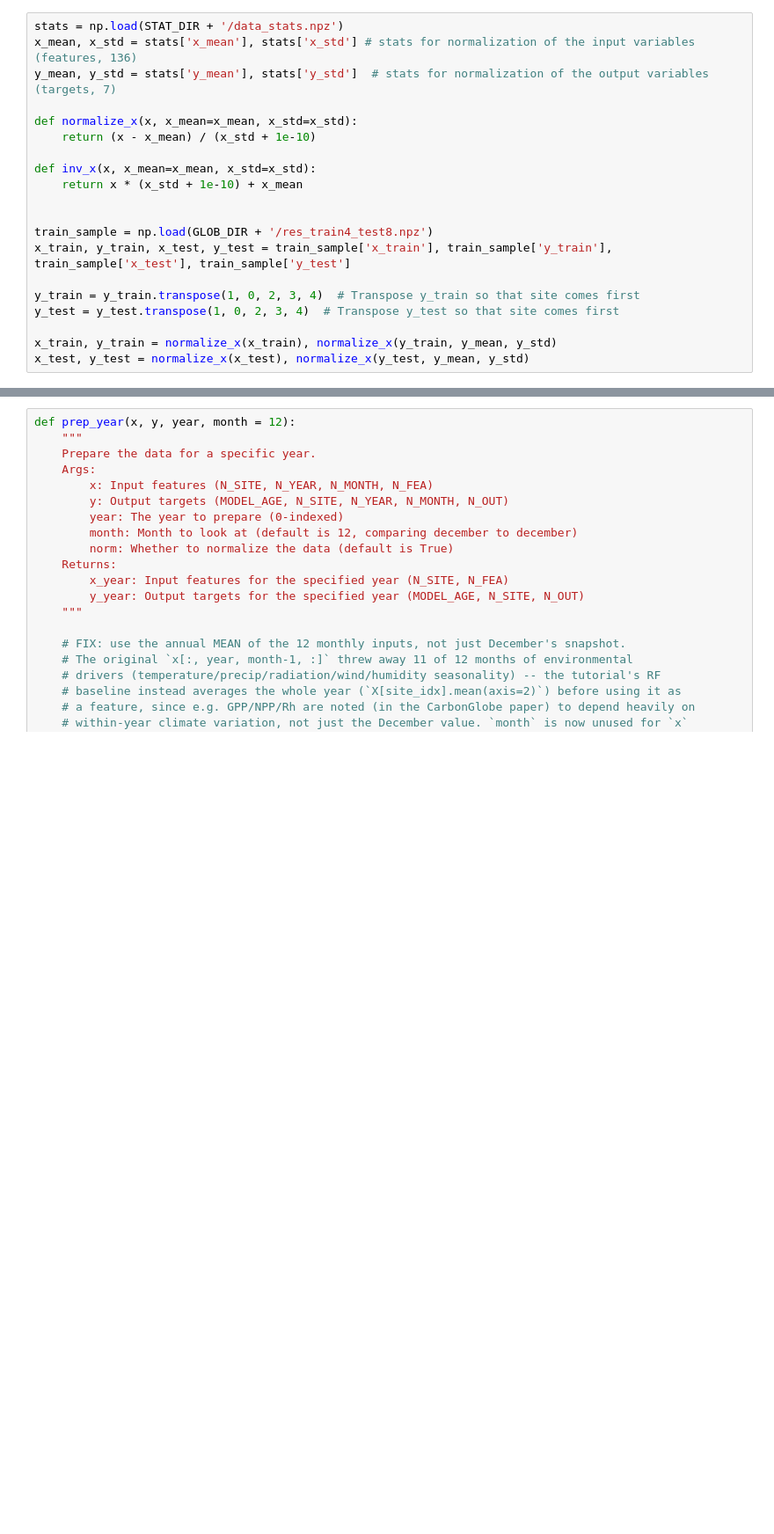
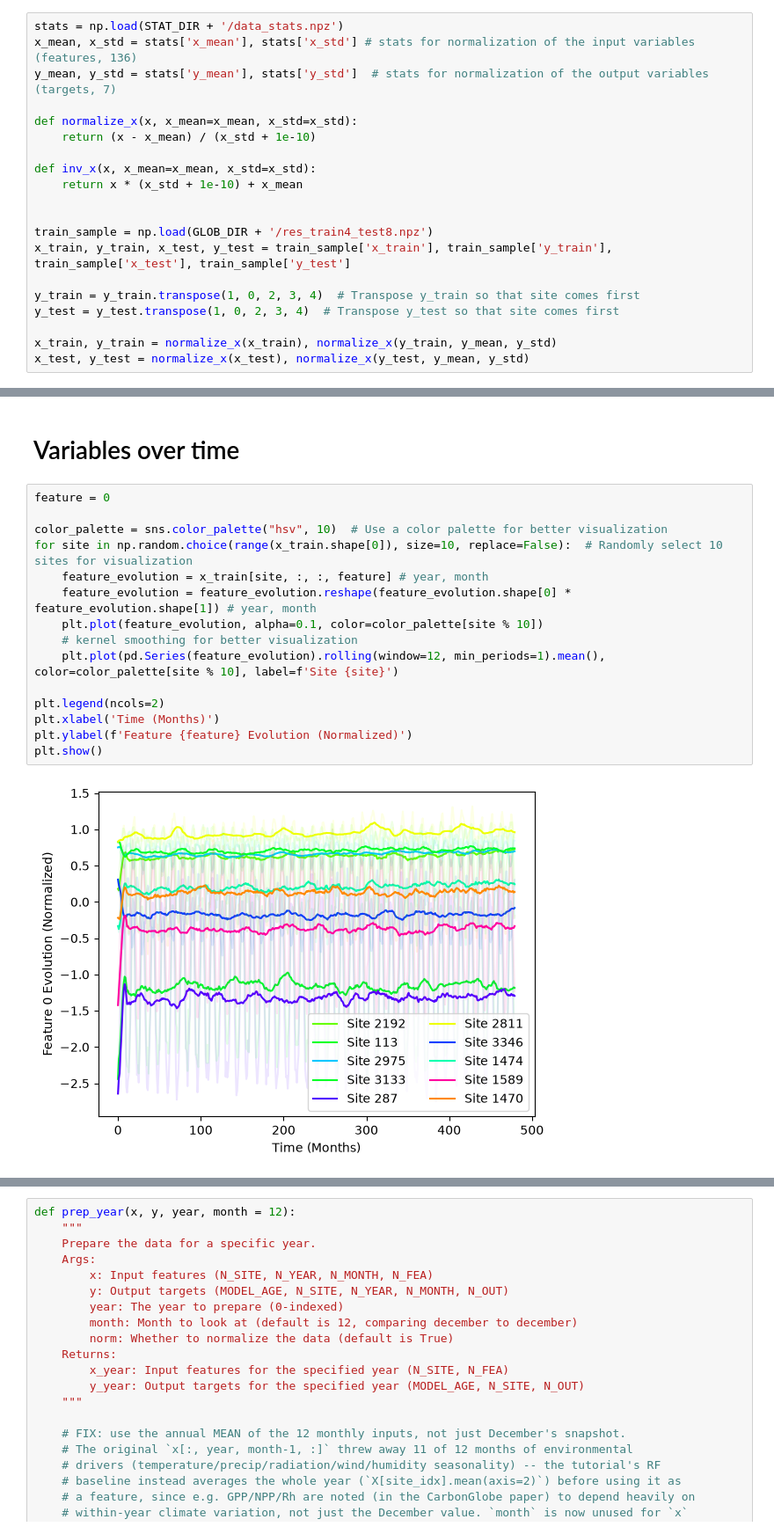
Before and after one commit to JoeBateman/ieee2026_ecosystem_forecast, a Jupyter notebook: notebooks/exploring.ipynb, the cells around one changed output, grey strips where cells are left out. Shown at 88% size. Drawn from its saved outputs; the diff is of its cells as text; blank space fills up the shorter version.

```diff
--- a/notebooks/exploring.ipynb
+++ b/notebooks/exploring.ipynb
@@ -57,0 +93,19 @@ x_test, y_test = normalize_x(x_test), normalize_x(y_test, y_mean, y_std)
+# %% [markdown]
+# Variables over time
+# %%
+feature = 0
+
+color_palette = sns.color_palette("hsv", 10)  # Use a color palette for better visualization
+for site in np.random.choice(range(x_train.shape[0]), size=10, replace=False):  # Randomly select 10 sites for visualization
+    feature_evolution = x_train[site, :, :, feature] # year, month
+    feature_evolution = feature_evolution.reshape(feature_evolution.shape[0] * feature_evolution.shape[1]) # year, month
+    plt.plot(feature_evolution, alpha=0.1, color=color_palette[site % 10])
+    # kernel smoothing for better visualization
+    plt.plot(pd.Series(feature_evolution).rolling(window=12, min_periods=1).mean(), color=color_palette[site % 10], label=f'Site {site}')
+
+plt.legend(ncols=2)
+plt.xlabel('Time (Months)')
+plt.ylabel(f'Feature {feature} Evolution (Normalized)')
+plt.show()
+# %% [output]
+[figure, added]
```
Also changed, not shown: parts of 3 cells of this notebook.
